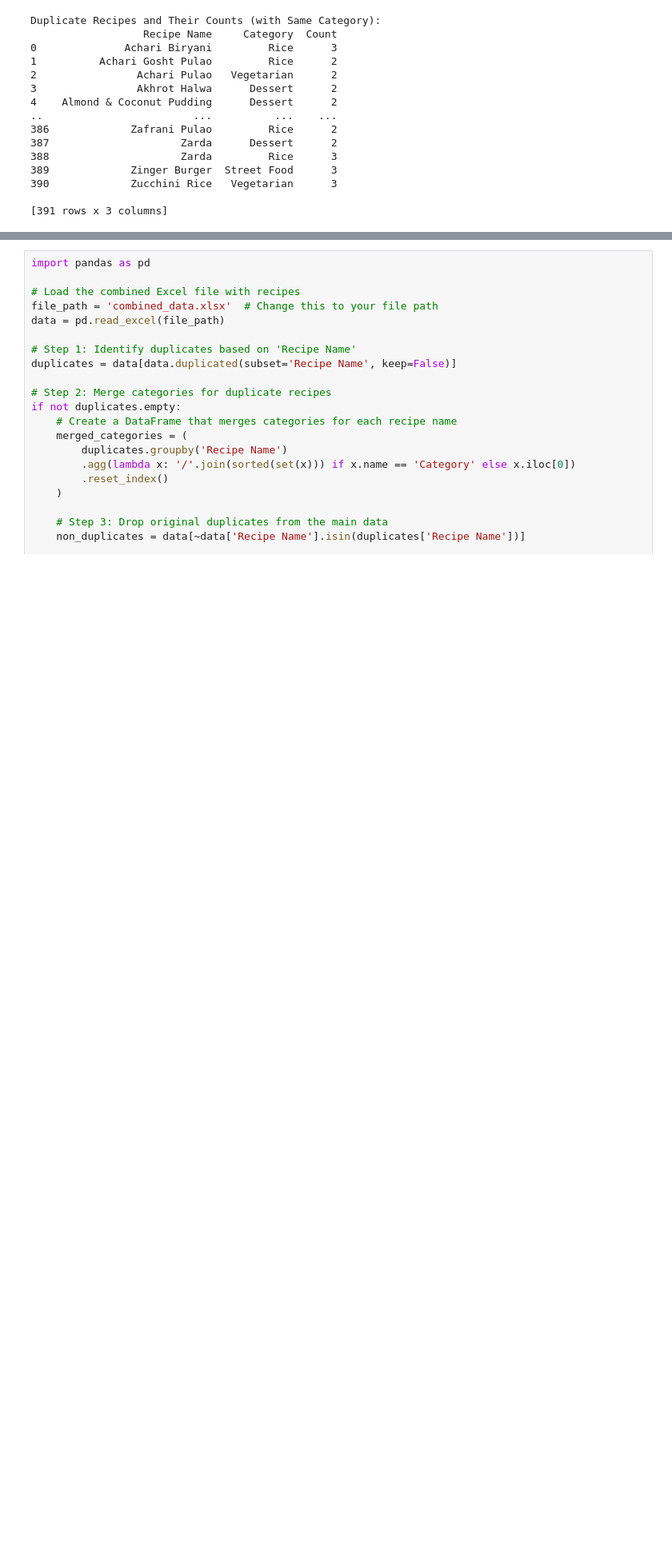
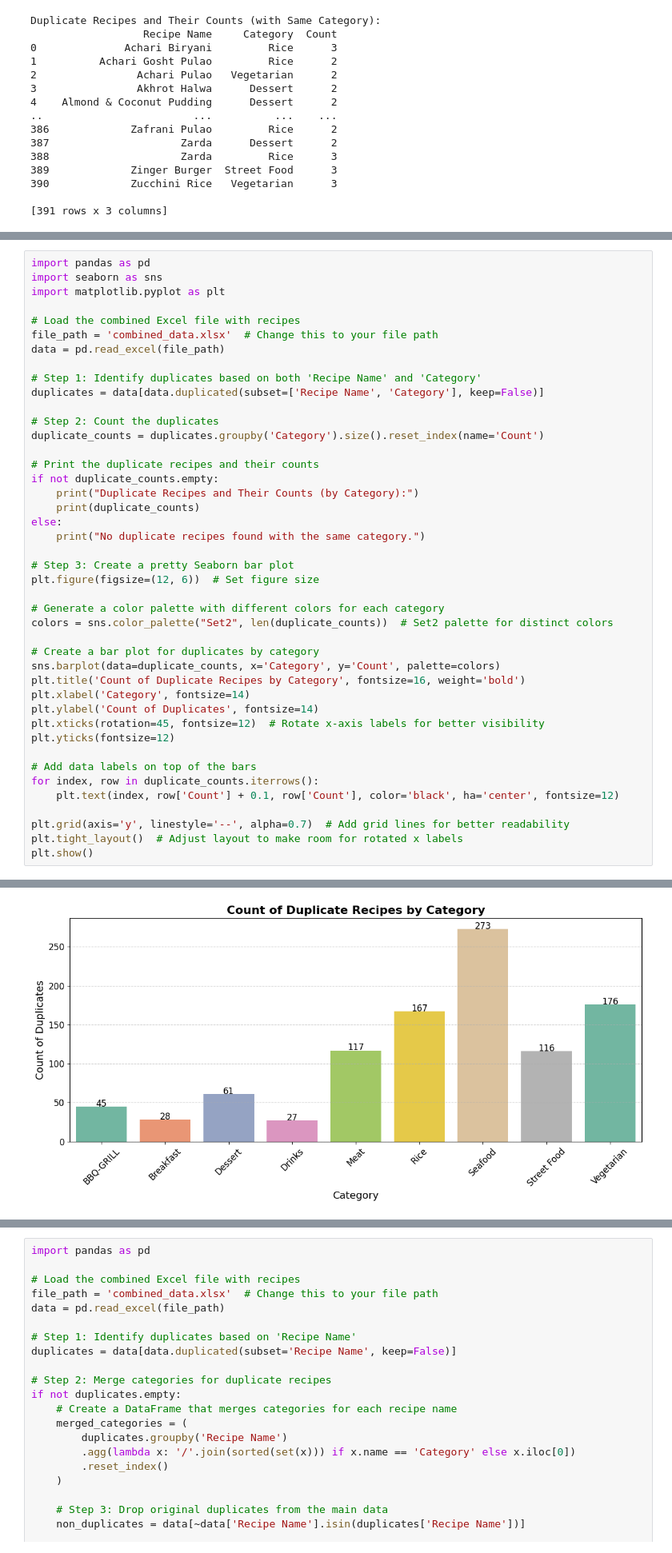
Before and after one commit to AAreesha/Recipe-Rasoi, a Jupyter notebook: Data Preprocessing.ipynb, the cells around one changed output, grey strips where cells are left out. Shown at 80% size. Saved outputs shown, nothing was run; the diff lists cells and outputs as text; blank space fills up the shorter version.

Commit message:
Graphs
1. Before Preprocessing + Category Distribution
2. Duplicate Distribution

```diff
--- a/Data Preprocessing.ipynb
+++ b/Data Preprocessing.ipynb
@@ -48,0 +51,44 @@ Duplicate Recipes and Their Counts (with Same Category):
+# %%
+import pandas as pd
+import seaborn as sns
+import matplotlib.pyplot as plt
+
+# Load the combined Excel file with recipes
+file_path = 'combined_data.xlsx'  # Change this to your file path
+data = pd.read_excel(file_path)
+
+# Step 1: Identify duplicates based on both 'Recipe Name' and 'Category'
+duplicates = data[data.duplicated(subset=['Recipe Name', 'Category'], keep=False)]
+
+# Step 2: Count the duplicates
+duplicate_counts = duplicates.groupby('Category').size().reset_index(name='Count')
+
+# Print the duplicate recipes and their counts
+if not duplicate_counts.empty:
+    print("Duplicate Recipes and Their Counts (by Category):")
+    print(duplicate_counts)
+else:
+    print("No duplicate recipes found with the same category.")
+
+# Step 3: Create a pretty Seaborn bar plot
+plt.figure(figsize=(12, 6))  # Set figure size
+
+# Generate a color palette with different colors for each category
+colors = sns.color_palette("Set2", len(duplicate_counts))  # Set2 palette for distinct colors
+
+# Create a bar plot for duplicates by category
+sns.barplot(data=duplicate_counts, x='Category', y='Count', palette=colors)
+plt.title('Count of Duplicate Recipes by Category', fontsize=16, weight='bold')
+plt.xlabel('Category', fontsize=14)
+plt.ylabel('Count of Duplicates', fontsize=14)
+plt.xticks(rotation=45, fontsize=12)  # Rotate x-axis labels for better visibility
+plt.yticks(fontsize=12)
+
+# Add data labels on top of the bars
+for index, row in duplicate_counts.iterrows():
+    plt.text(index, row['Count'] + 0.1, row['Count'], color='black', ha='center', fontsize=12)
+
+plt.grid(axis='y', linestyle='--', alpha=0.7)  # Add grid lines for better readability
+plt.tight_layout()  # Adjust layout to make room for rotated x labels
+plt.show()
+# %% [output]
@@ -48,0 +109 @@ Duplicate Recipes and Their Counts (with Same Category):
+[figure, added]
```
Also changed, not shown: parts of 4 cells of this notebook, 2 other files.
